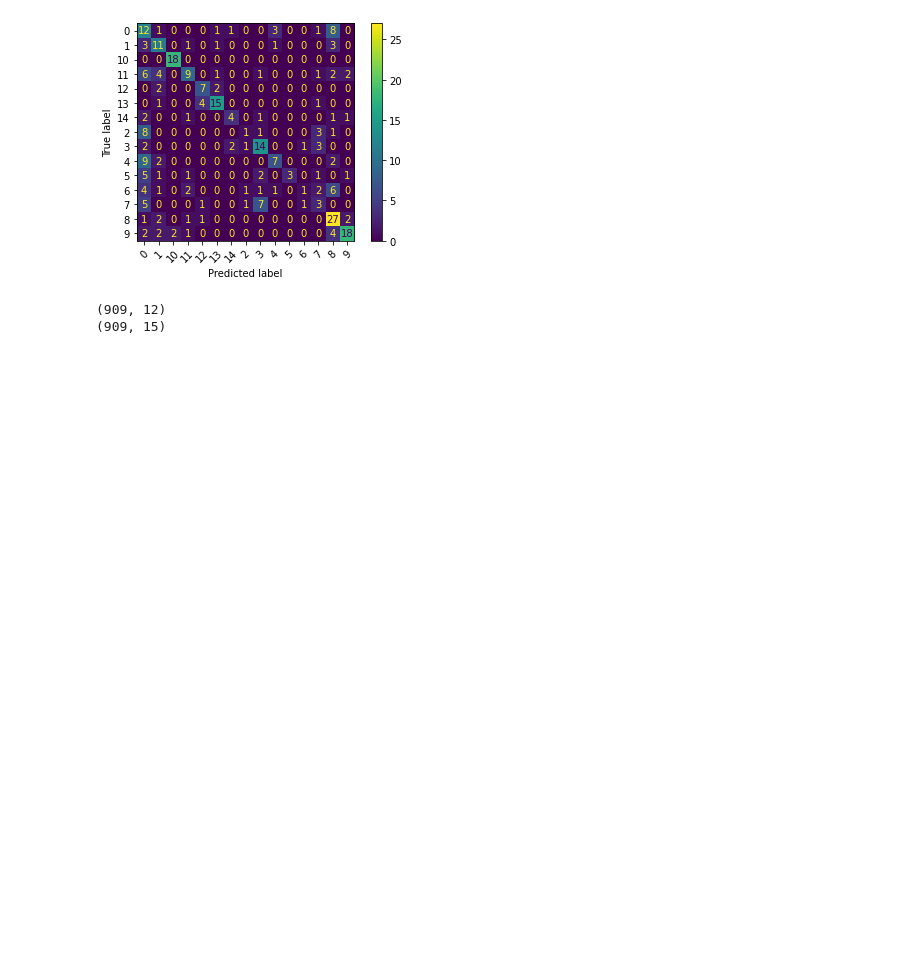
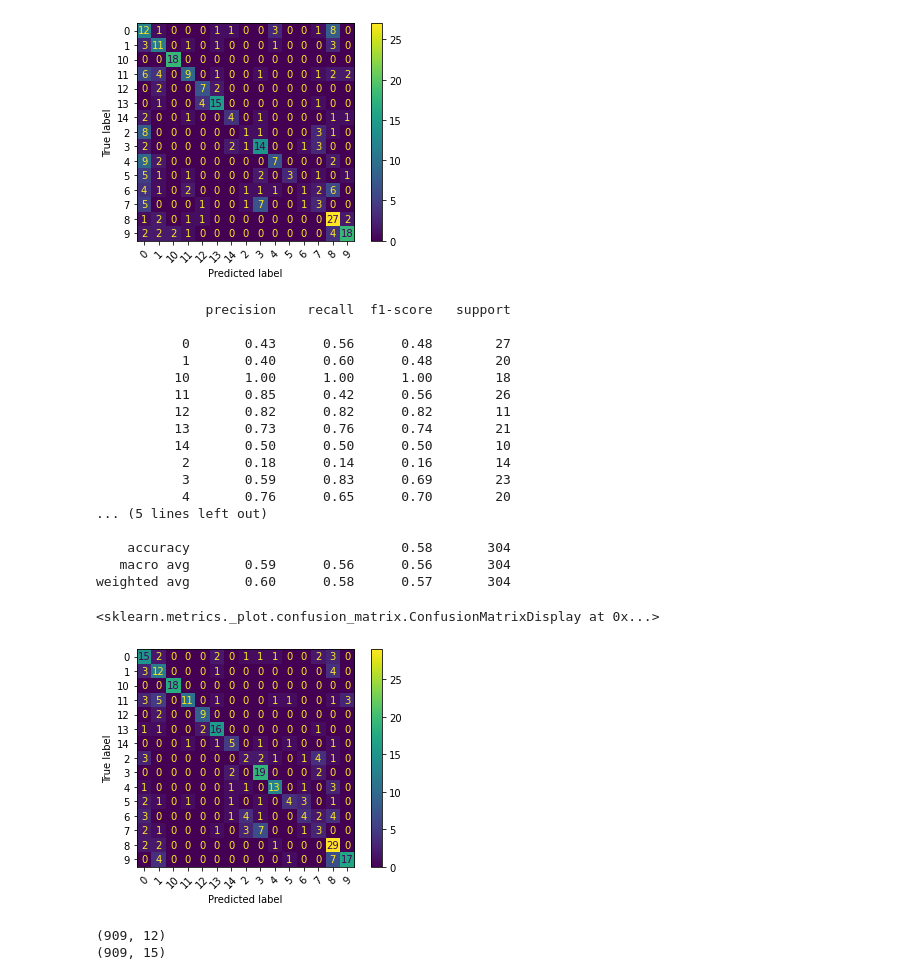
Before and after one commit to JohnUrbani/SpotifyMusicRecommender, a Jupyter notebook: many_genre_classification.ipynb, the cells around one changed output. Cells and saved outputs as stored; diff of their text form; code cells hidden in the pictures; blank space fills up the shorter version.

Commit message:
Model updates

```diff
--- a/many_genre_classification.ipynb
+++ b/many_genre_classification.ipynb
@@ -552,6 +552,37 @@ plot_confusion_matrix(model, x_test, y_test, xticks_rotation=45)
 weighted avg       0.53      0.49      0.48       304
 <sklearn.metrics._plot.confusion_matrix.ConfusionMatrixDisplay at 0x...>
 [figure]
+# %%
+# adaboost
+base_model = RandomForestClassifier(n_estimators=100)
+base_model.fit(x_train, y_train)
+
+model = AdaBoostClassifier(base_estimator=base_model, n_estimators=10, learning_rate=1)
+model.fit(x_train, y_train)
+y_pred = model.predict(x_test)
+
+print(classification_report(y_test, y_pred))
+plot_confusion_matrix(model, x_test, y_test, xticks_rotation=45)
+# %% [output]
+              precision    recall  f1-score   support
+
+           0       0.43      0.56      0.48        27
+           1       0.40      0.60      0.48        20
+          10       1.00      1.00      1.00        18
+          11       0.85      0.42      0.56        26
+          12       0.82      0.82      0.82        11
+          13       0.73      0.76      0.74        21
+          14       0.50      0.50      0.50        10
+           2       0.18      0.14      0.16        14
+           3       0.59      0.83      0.69        23
+           4       0.76      0.65      0.70        20
+... (5 lines left out)
+
+    accuracy                           0.58       304
+   macro avg       0.59      0.56      0.56       304
+weighted avg       0.60      0.58      0.57       304
+<sklearn.metrics._plot.confusion_matrix.ConfusionMatrixDisplay at 0x...>
+[figure, added]
 # %%
 # Onehot after split
 x_train, x_test, y_train, y_test = train_test_split(data, target, test_size=0.25, random_state=0)
```
Also changed, not shown: parts of 16 cells of this notebook, 4 other files.
